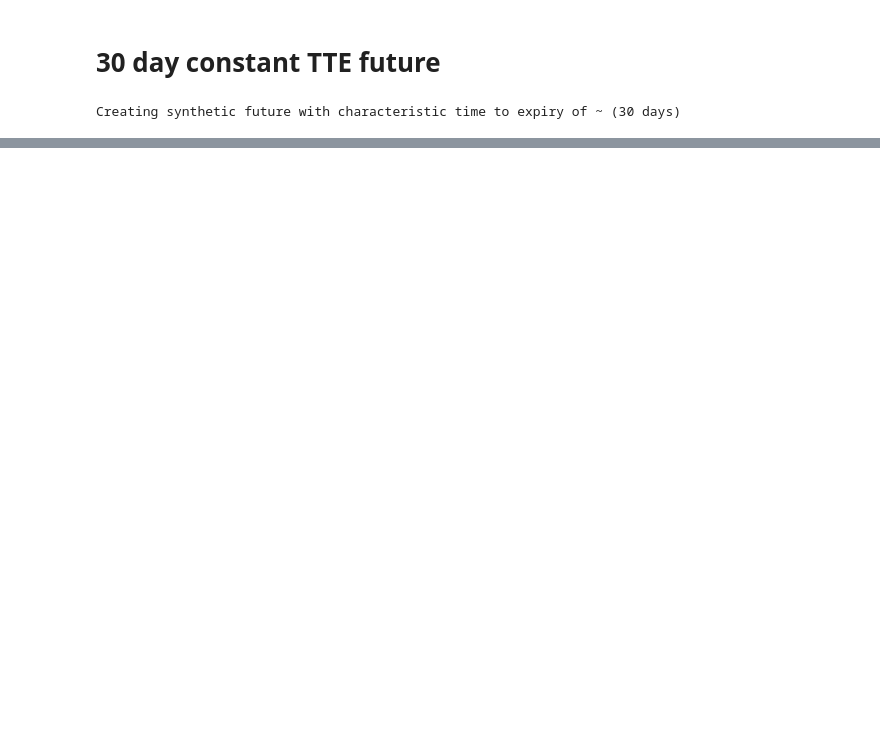
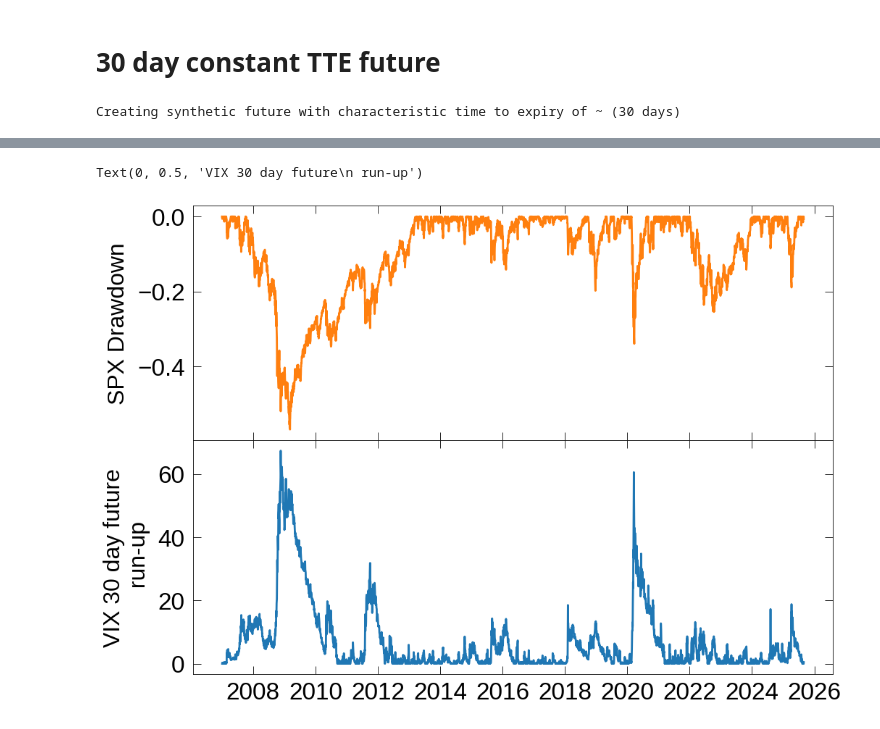
Before and after one commit to FlyingCurryMonster/VIX-Futures-Project, a Jupyter notebook: Constant TTE VIX future.ipynb, the cells around one changed output, grey strips where cells are left out. Drawn from its saved outputs; the diff is of its cells as text; code cells hidden in the pictures; blank space fills up the shorter version.

```diff
--- a/Constant TTE VIX future.ipynb
+++ b/Constant TTE VIX future.ipynb
@@ -370,0 +458,17 @@ fig.savefig('30 day VIX futures performance.jpg')
+# %%
+vix_30d['unit_contract_runup'] = vix_30d['unit_contract_cumpnl'] - vix_30d['unit_contract_cumpnl'].expanding().min()
+spx['drawdown'] = spx['spx_close'] / spx['spx_close'].cummax() - 1.0
+
+fig, ax = plt.subplots(2, 1, figsize=(9.2 * 1.5, 1.5 * 5.6), sharex=True)
+# vix_30d['unit_contract_runup'].plot(ax=ax[1])
+fig.subplots_adjust(hspace=0.)
+
+
+ax[0].plot(spx['drawdown'], color='tab:orange')
+ax[1].plot(vix_30d['unit_contract_runup'], color='tab:blue')
+
+ax[0].set_ylabel('SPX Drawdown', fontsize=23)
+ax[1].set_ylabel('VIX 30 day future\n run-up', fontsize=23)
+# %% [output]
+Text(0, 0.5, 'VIX 30 day future\n run-up')
+[figure, added]
```
Also changed, not shown: parts of 9 cells of this notebook, 1 other file.
